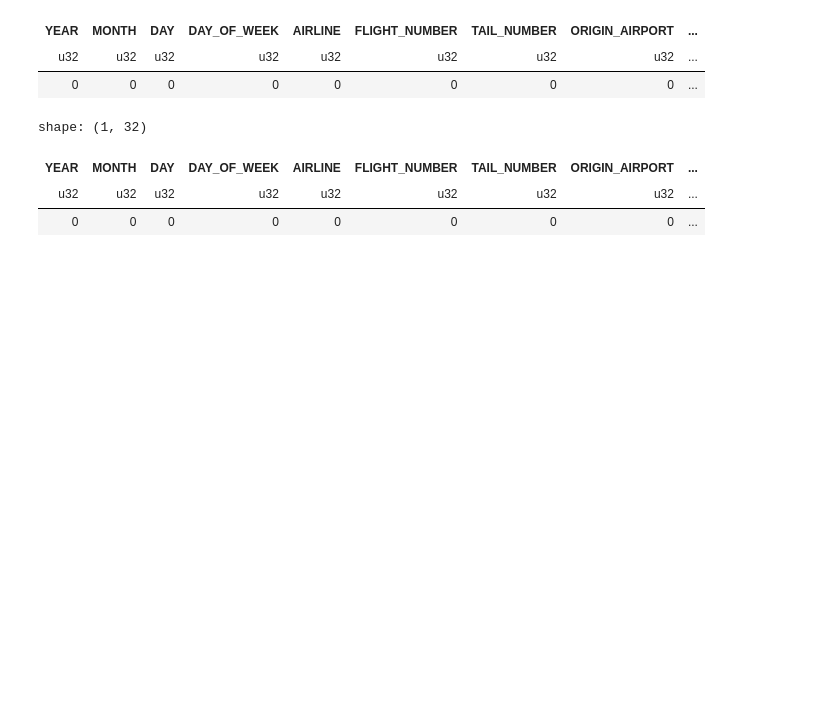
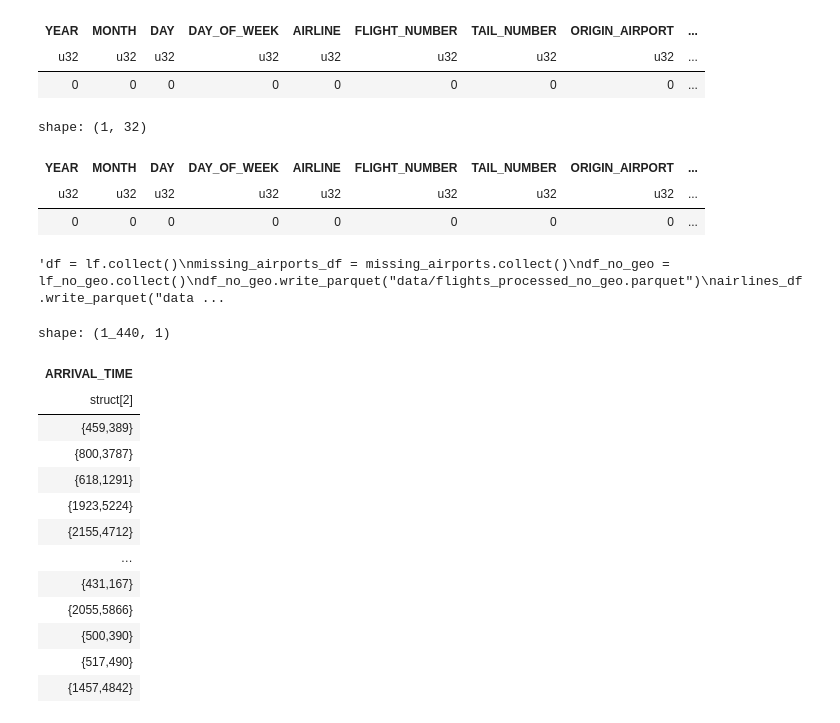
Before and after one commit to tosoham/flight-insight, a Jupyter notebook: notebooks/data_preprocessing_soham.ipynb, the cells around one changed output. Cells and saved outputs as stored; diff of their text form; code cells hidden in the pictures; blank space fills up the shorter version.

```diff
--- a/notebooks/data_preprocessing_soham.ipynb
+++ b/notebooks/data_preprocessing_soham.ipynb
@@ -766,9 +768,11 @@ shape: (1, 32)
 # %%
-df = lf.collect()
+"""df = lf.collect()
 missing_airports_df = missing_airports.collect()
 df_no_geo = lf_no_geo.collect()
 df_no_geo.write_parquet("data/flights_processed_no_geo.parquet")
 airlines_df.write_parquet("data/airlines.parquet")
 airports_df.write_parquet("data/airports.parquet")
 missing_airports_df.write_parquet("data/missing_airports.parquet")
-df.write_parquet("data/flights_processed.parquet")
+df.write_parquet("data/flights_processed.parquet")"""
+# %% [output]
+'df = lf.collect()\nmissing_airports_df = missing_airports.collect()\ndf_no_geo = lf_no_geo.collect()\ndf_no_geo.write_parquet("data/flights_processed_no_geo.parquet")\nairlines_df.write_parquet("data ...
@@ -774,0 +782,17 @@ df.write_parquet("data/flights_processed.parquet")
+# %%
+lf.select(pl.col(["ARRIVAL_TIME"]).value_counts()).collect()
+# %% [output]
+shape: (1_440, 1)
+| ARRIVAL_TIME |
+| struct[2] |
+| {459,389} |
+| {800,3787} |
+| {618,1291} |
+| {1923,5224} |
+| {2155,4712} |
+| … |
+| {431,167} |
+| {2055,5866} |
+| {500,390} |
+| {517,490} |
+| {1457,4842} |
```
Also changed, not shown: parts of 6 cells of this notebook, 5 other files.
